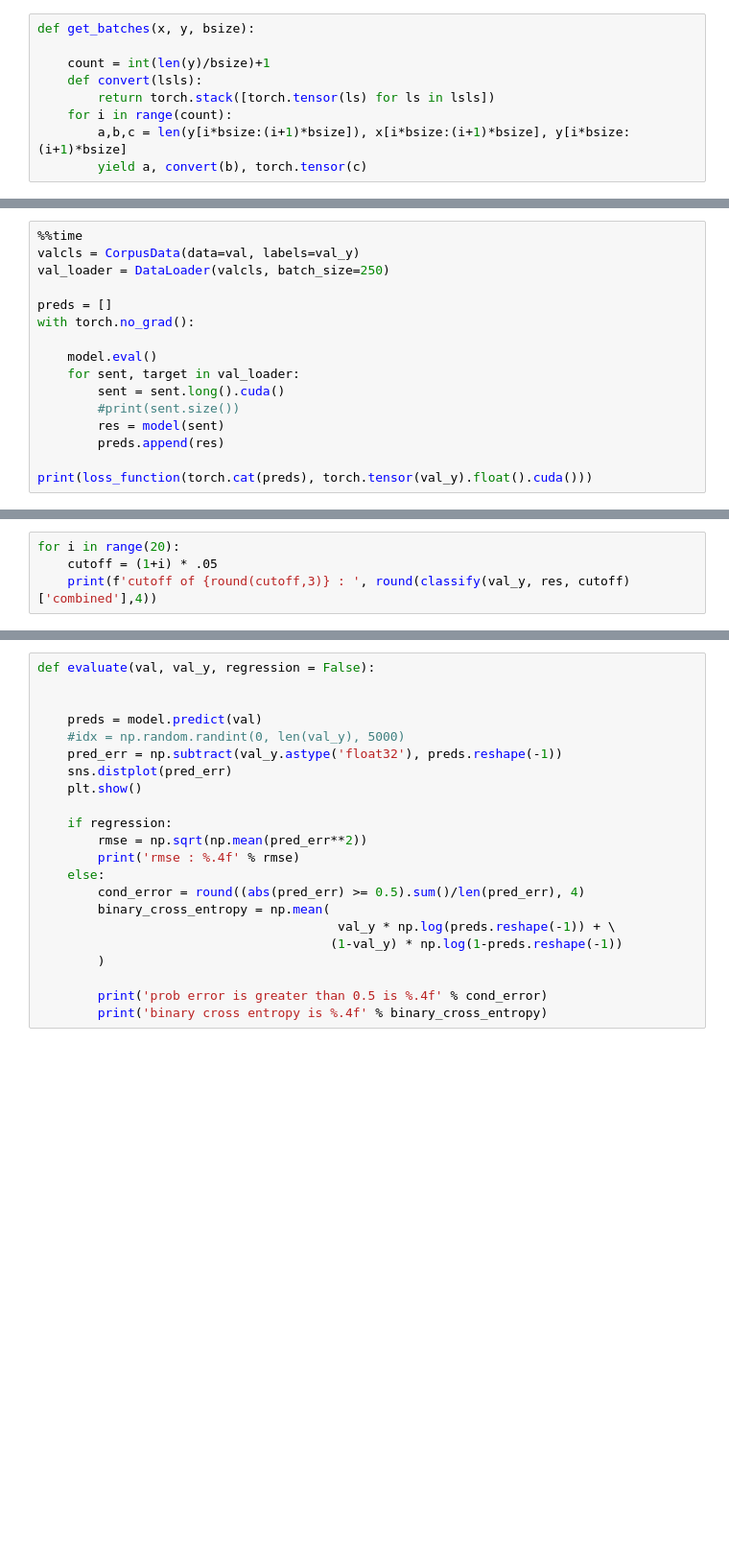
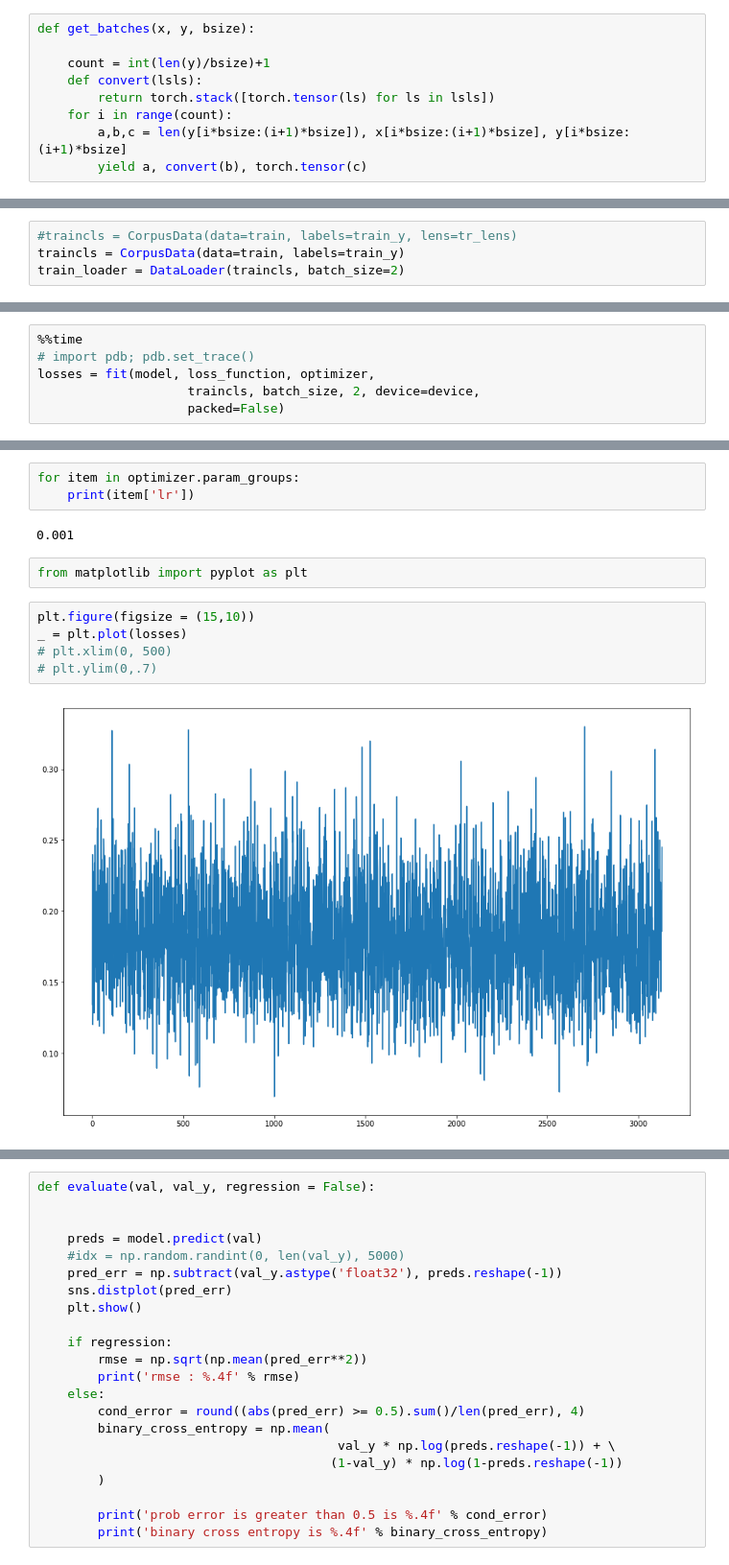
Before and after one commit to eddiepyang/sentimentizer, a Jupyter notebook: src/notebook/torch.ipynb, the cells around one changed output, grey strips where cells are left out. Shown: that part at 96% size. Saved outputs shown, nothing was run; the diff lists cells and outputs as text; blank space fills up the shorter version.

```diff
--- a/src/notebook/torch.ipynb
+++ b/src/notebook/torch.ipynb
@@ -641,16 +373,0 @@ NameError: name 'losses' is not defined
-# %%
-%%time
-valcls = CorpusData(data=val, labels=val_y)
-val_loader = DataLoader(valcls, batch_size=250)
-
-preds = []
-with torch.no_grad():
-
-    model.eval()
-    for sent, target in val_loader:
-        sent = sent.long().cuda()
-        #print(sent.size())
-        res = model(sent)
-        preds.append(res)
-
-print(loss_function(torch.cat(preds), torch.tensor(val_y).float().cuda()))
@@ -663,4 +373,0 @@ res = torch.cat(preds).cpu().numpy()
-# %%
-for i in range(20):
-    cutoff = (1+i) * .05
-    print(f'cutoff of {round(cutoff,3)} : ', round(classify(val_y, res, cutoff)['combined'],4))
@@ -693,0 +492,4 @@ def classify(true, preds, cutoff):
+# %%
+#traincls = CorpusData(data=train, labels=train_y, lens=tr_lens)
+traincls = CorpusData(data=train, labels=train_y)
+train_loader = DataLoader(traincls, batch_size=2)
@@ -693,0 +587,6 @@ def classify(true, preds, cutoff):
+# %%
+%%time
+# import pdb; pdb.set_trace()
+losses = fit(model, loss_function, optimizer,
+                    traincls, batch_size, 2, device=device,
+                    packed=False)
@@ -693,0 +611,14 @@ def classify(true, preds, cutoff):
+# %%
+for item in optimizer.param_groups:
+    print(item['lr'])
+# %% [output]
+0.001
+# %%
+from matplotlib import pyplot as plt
+# %%
+plt.figure(figsize = (15,10))
+_ = plt.plot(losses)
+# plt.xlim(0, 500)
+# plt.ylim(0,.7)
+# %% [output]
+[figure, added]
```
Also changed, not shown: parts of 63 cells of this notebook.
